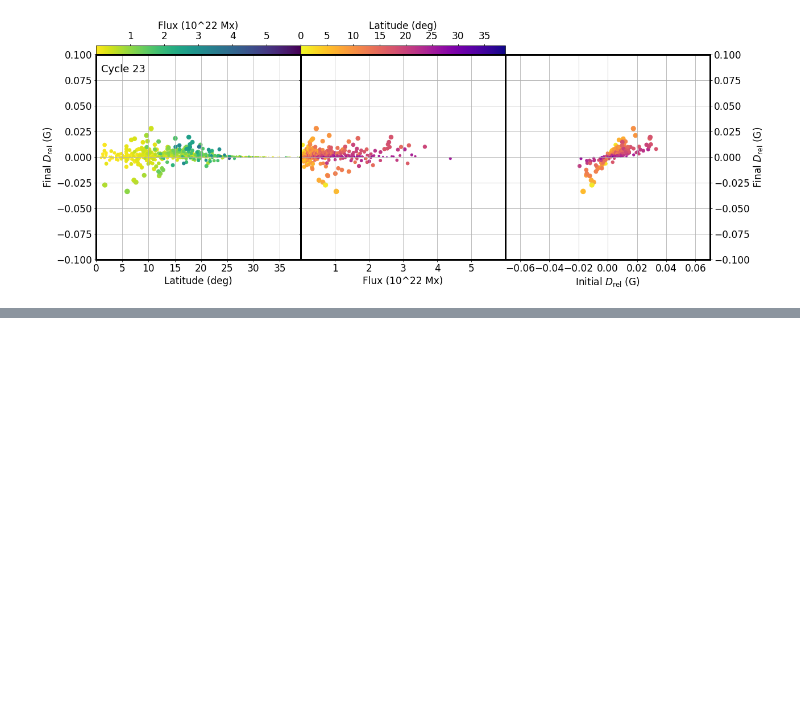
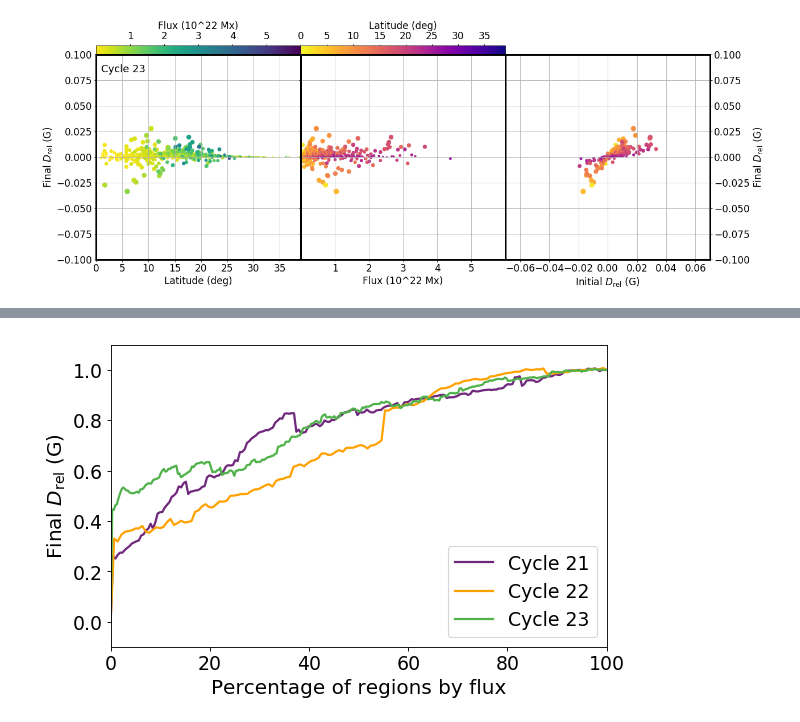
Before and after one commit to twhitbread/python-scatter, a Jupyter notebook: pythonscatter_c23_threecycles_decay.ipynb, the cells around one changed output, grey strips where cells are left out. Cells and saved outputs as stored; diff of their text form; code cells hidden in the pictures; blank space fills up the shorter version.

```diff
--- a/pythonscatter_c23_threecycles_decay.ipynb
+++ b/pythonscatter_c23_threecycles_decay.ipynb
@@ -766,20 +795,22 @@ ax6.spines['bottom'].set_color(purple)
 # %%
 axd_fluxpercent = np.fromfile('axcollect_fluxpercent_threecycles_decay.dat',dtype=np.float32)
 axd_fluxpercent_c22 = np.fromfile('axcollect_fluxpercent_c22_threecycles_decay.dat',dtype=np.float32)
 axd_fluxpercent_c21 = np.fromfile('axcollect_fluxpercent_c21_threecycles_decay.dat',dtype=np.float32)
 axd_fluxpercent = np.insert(axd_fluxpercent,0,0)
 axd_fluxpercent_c22 = np.insert(axd_fluxpercent_c22,0,0)
 axd_fluxpercent_c21 = np.insert(axd_fluxpercent_c21,0,0)
 
-fig7 = plt.figure(figsize=(14,8), dpi= 80, facecolor='w', edgecolor='k')
+fig7 = plt.figure(figsize=(8,5), dpi= 80, facecolor='w', edgecolor='k')
 plt.plot(np.arange(0,845,4)*100/844,axd_fluxpercent_c21,color=purple,lw=2,label='Cycle 21')
 plt.plot(np.arange(0,847,6)*100/846,axd_fluxpercent_c22,color=orange,lw=2,label='Cycle 22')
 plt.plot(np.arange(0,952,3)*100/951,axd_fluxpercent,color=green,lw=2,label='Cycle 23')
 plt.xlim(0,100)
 plt.ylim(-0.1,1.1)
 plt.xlabel('Percentage of regions by flux',fontsize=18)
 plt.ylabel('Final $D_{\mathrm{rel}}$ (G)',fontsize=18)
 plt.legend()
 plt.show()
 
 #plt.savefig('/home/grads/xsxs53/Documents/phd/Papers/regions_axd/reg_percent_threecycles_decay.eps', format='eps', dpi=300,bbox_inches='tight')
+# %% [output]
+[figure, added]
```
Also changed, not shown: parts of 6 cells of this notebook, 1 other file.
